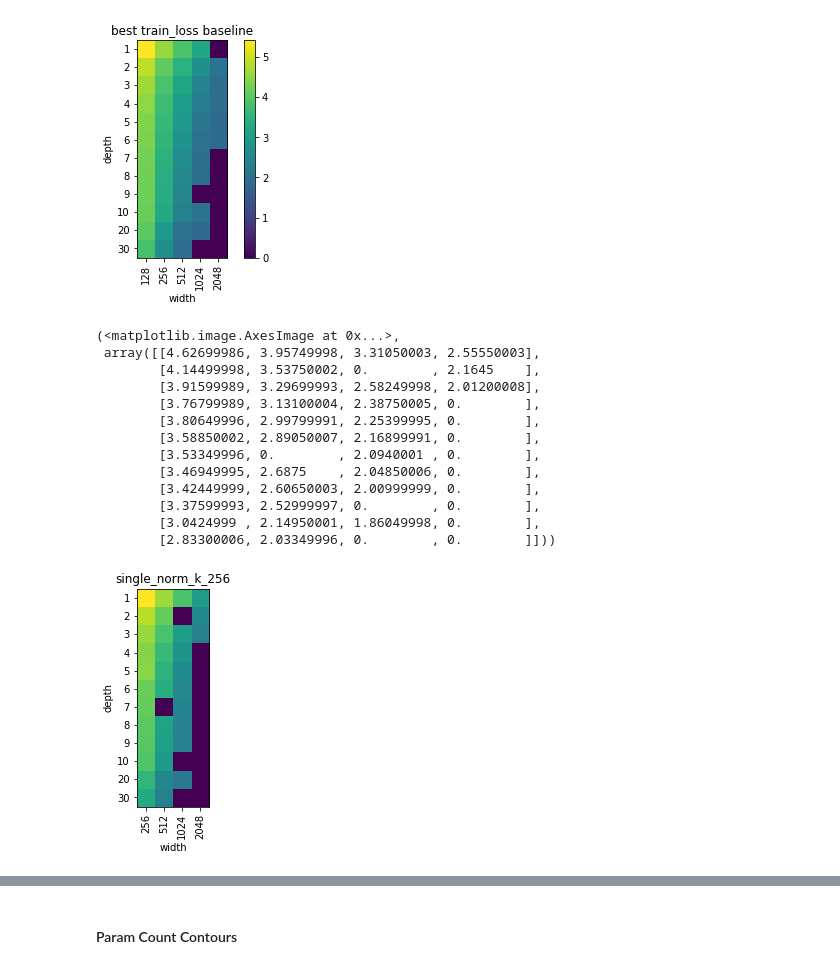
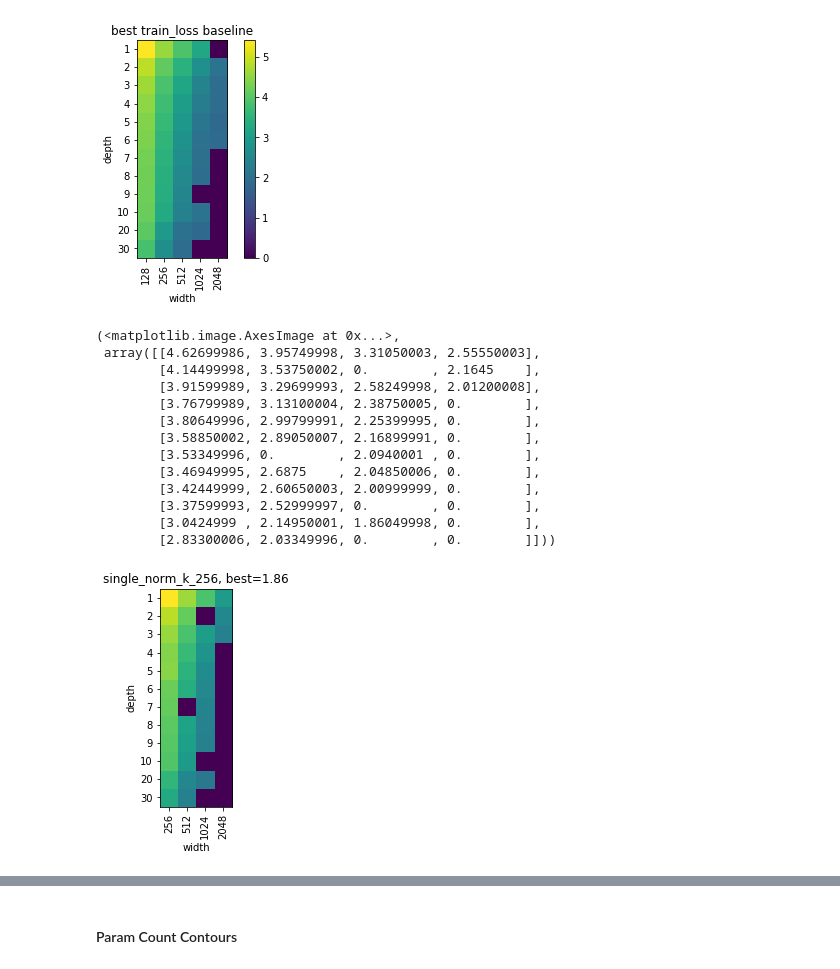
Before and after one commit to darkmatter08/fairseq, a Jupyter notebook: fairseq/modules/compare_linears/Analyze width depth sweeps.ipynb, the cells around one changed output, grey strips where cells are left out. Drawn from its saved outputs; the diff is of its cells as text; code cells hidden in the pictures.

Commit message:
added function to filter out outlier baseline values.

```diff
--- a/fairseq/modules/compare_linears/Analyze width depth sweeps.ipynb
+++ b/fairseq/modules/compare_linears/Analyze width depth sweeps.ipynb
@@ -520,7 +520,7 @@ plt.colorbar()
 <matplotlib.colorbar.Colorbar at 0x...>
 [figure]
 # %%
-def make_heatmap(baseline_results, ax, title='', field='BEST_LOSS_TRAIN_EPOCH_1', vmin=None, vmax=None):
+def make_heatmap(baseline_results, ax, title='', field='BEST_LOSS_TRAIN_EPOCH_1', vmin=None, vmax=None, function=np.min):
     all_layers_baseline = np.unique(baseline_results['n_layers_encoder_layers'])
     all_widths_baseline = np.unique(baseline_results['d_model_encoder_embed_dim'])
 
@@ -539,36 +539,37 @@ def make_heatmap(baseline_results, ax, title='', field='BEST_LOSS_TRAIN_EPOCH_1'
     np.nan_to_num(all_train_losses, copy=False)
 
     imgresult = ax.imshow(all_train_losses, vmin=vmin, vmax=vmax)
+    title += ', best={:0.2f}'.format(function(all_train_losses[all_train_losses != 0]))
     try:
         ax.set_title(title)
         ax.set_xticks(ticks=range(len(all_widths_baseline)))
         ax.set_xticklabels(labels=all_widths_baseline, rotation=90)
         ax.set_yticks(ticks=range(len(all_layers_baseline)))
         ax.set_yticklabels(labels=all_layers_baseline, rotation=90)
     except:
         ax.title(title)
         ax.xticks(ticks=range(len(all_widths_baseline)), labels=all_widths_baseline, rotation=90)
         ax.yticks(ticks=range(len(all_layers_baseline)), labels=all_layers_baseline)
         ax.xlabel('width')
         ax.ylabel('depth')
     return imgresult, all_train_losses
 
 make_heatmap(single_norm_k_256, plt, title='single_norm_k_256')
 # %% [output]
 (<matplotlib.image.AxesImage at 0x...>,
  array([[4.62699986, 3.95749998, 3.31050003, 2.55550003],
         [4.14499998, 3.53750002, 0.        , 2.1645    ],
         [3.91599989, 3.29699993, 2.58249998, 2.01200008],
         [3.76799989, 3.13100004, 2.38750005, 0.        ],
         [3.80649996, 2.99799991, 2.25399995, 0.        ],
         [3.58850002, 2.89050007, 2.16899991, 0.        ],
         [3.53349996, 0.        , 2.0940001 , 0.        ],
         [3.46949995, 2.6875    , 2.04850006, 0.        ],
         [3.42449999, 2.60650003, 2.00999999, 0.        ],
         [3.37599993, 2.52999997, 0.        , 0.        ],
         [3.0424999 , 2.14950001, 1.86049998, 0.        ],
         [2.83300006, 2.03349996, 0.        , 0.        ]]))
-[figure, old version]
+[figure, new version]
 # %%
 def get_normalizing_values(field='BEST_LOSS_TRAIN_EPOCH_1'):
     # Get normalizing constants across all datasets.
```
Also changed, not shown: parts of 10 cells of this notebook.
